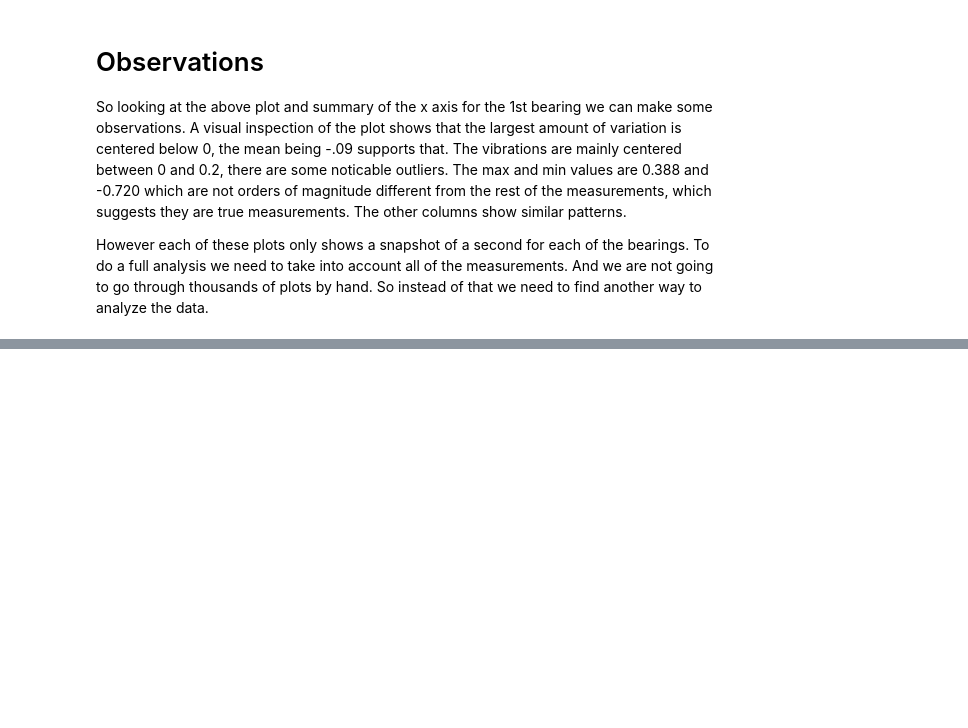
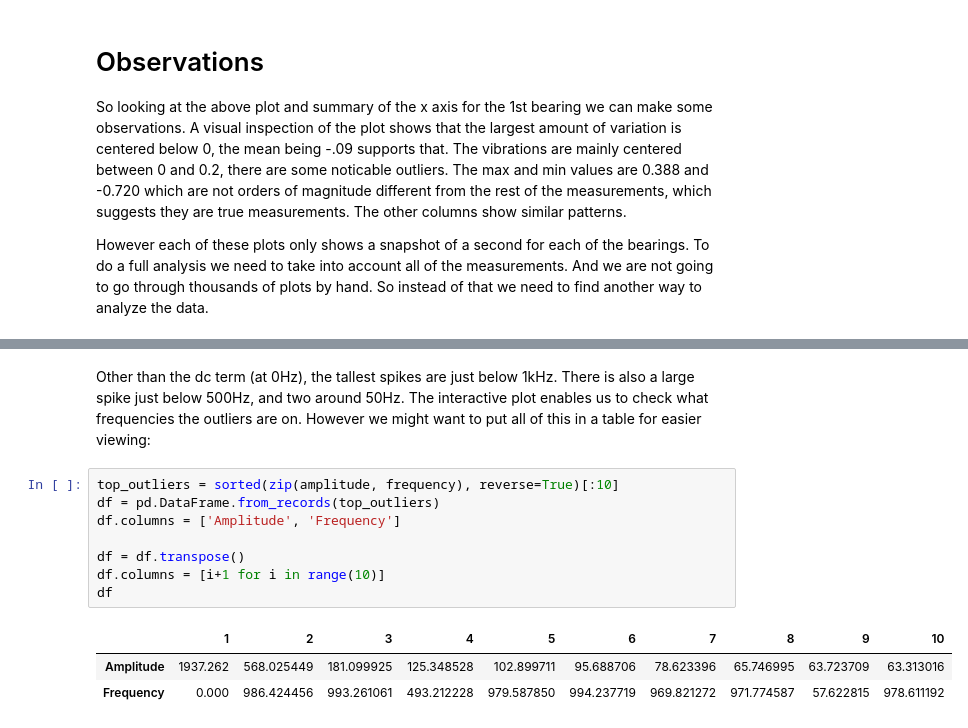
Before and after one commit to HarmenBoers/bearing_case, a Jupyter notebook: scripts/bearing_case_part_I.ipynb, the cells around one changed output, grey strips where cells are left out. Saved outputs shown, nothing was run; the diff lists cells and outputs as text; blank space fills up the shorter version.

```diff
--- a/scripts/bearing_case_part_I.ipynb
+++ b/scripts/bearing_case_part_I.ipynb
@@ -121,0 +127,14 @@ py.iplot(fig)
+# %% [markdown]
+Other than the dc term (at 0Hz), the tallest spikes are just below 1kHz. There is also a large spike just below 500Hz, and two around 50Hz. The interactive plot enables us to check what frequencies the outliers are on. However we might want to put all of this in a table for easier viewing:
+# %%
+top_outliers = sorted(zip(amplitude, frequency), reverse=True)[:10]
+df = pd.DataFrame.from_records(top_outliers)
+df.columns = ['Amplitude', 'Frequency']
+
+df = df.transpose()
+df.columns = [i+1 for i in range(10)]
+df
+# %% [output]
+|  | 1 | 2 | 3 | 4 | 5 | 6 | 7 | 8 | 9 | 10 |
+| Amplitude | 1937.262 | 568.025449 | 181.099925 | 125.348528 | 102.899711 | 95.688706 | 78.623396 | 65.746995 | 63.723709 | 63.313016 |
+| Frequency | 0.000 | 986.424456 | 993.261061 | 493.212228 | 979.587850 | 994.237719 | 969.821272 | 971.774587 | 57.622815 | 978.611192 |
```
Also changed, not shown: parts of 6 cells of this notebook.
